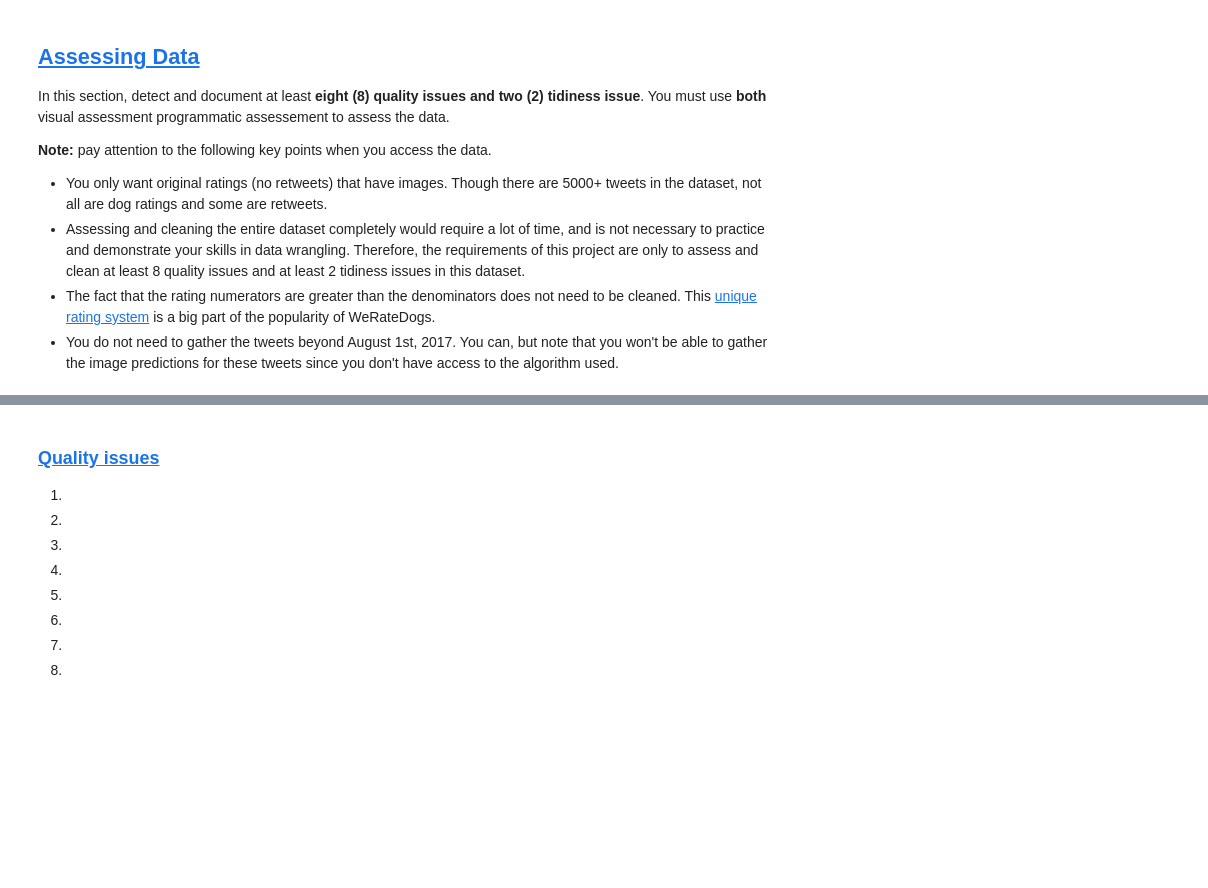
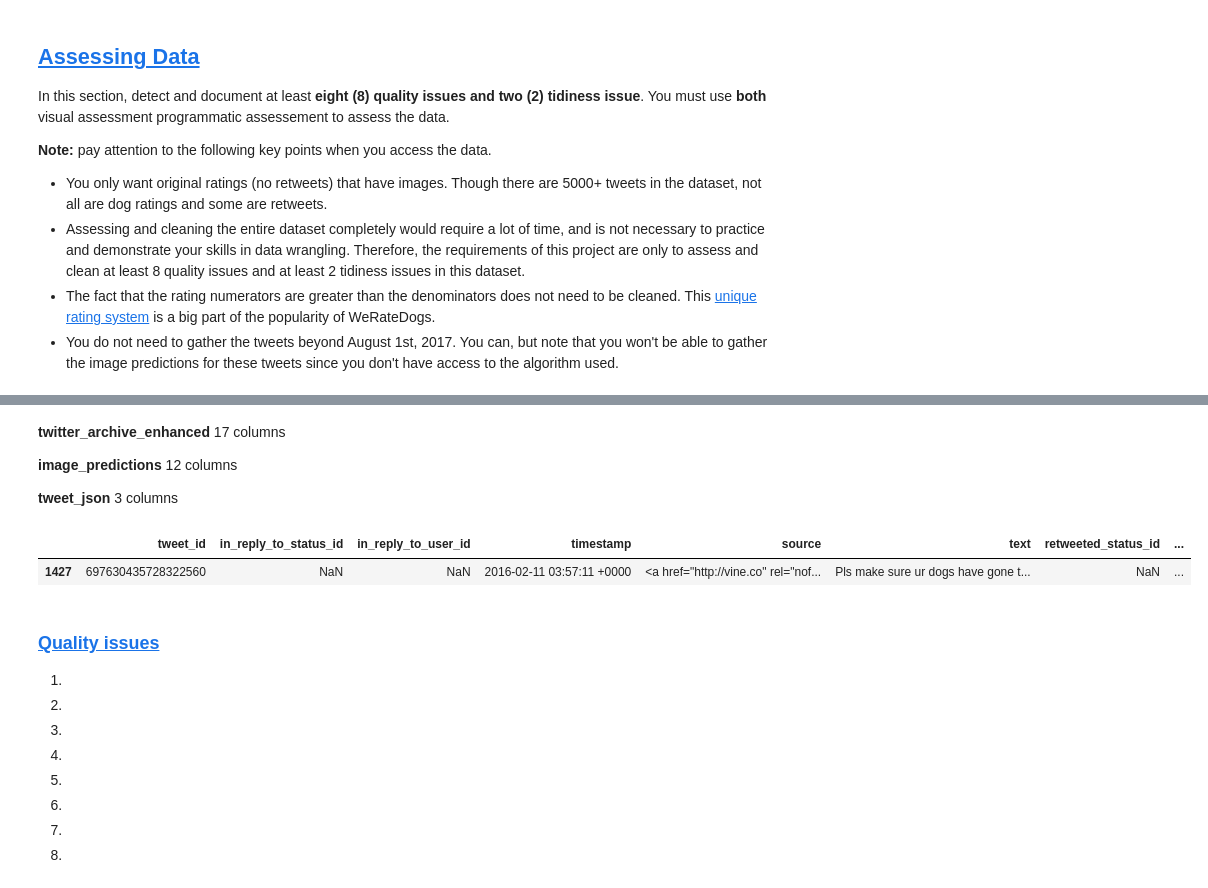
Before and after one commit to ccd239/udacity-wrangle-and-analyse-data, a Jupyter notebook: notebooks/wrangle_act.ipynb, the cells around one changed output, grey strips where cells are left out. Cells and saved outputs as stored; diff of their text form; code cells hidden in the pictures; blank space fills up the shorter version.

```diff
--- a/notebooks/wrangle_act.ipynb
+++ b/notebooks/wrangle_act.ipynb
@@ -211,0 +263,5 @@ programmatic assessement to assess the data.
+# %%
+#Giving the names of the originalfiles to the datasets
+twitter_archive_enhanced=df1
+image_predictions=df2
+tweet_json=df3
@@ -212,3 +326,20 @@ programmatic assessement to assess the data.
+# %% [markdown]
+**twitter_archive_enhanced**
+17 columns
+
+
+
+**image_predictions**
+12 columns
+
+
+**tweet_json**
+3 columns
+# %%
+twitter_archive_enhanced.sample()
+# %% [output]
+|  | tweet_id | in_reply_to_status_id | in_reply_to_user_id | timestamp | source | text | retweeted_status_id | ... |
+| 1427 | 697630435728322560 | NaN | NaN | 2016-02-11 03:57:11 +0000 | <a href="http://vine.co" rel="nof... | Pls make sure ur dogs have gone t... | NaN | ... |
 # %% [markdown]
 ### <a id='toc1_2_1_'></a>[Quality issues](#toc0_)
 1.
```
Also changed, not shown: parts of 11 cells of this notebook.
